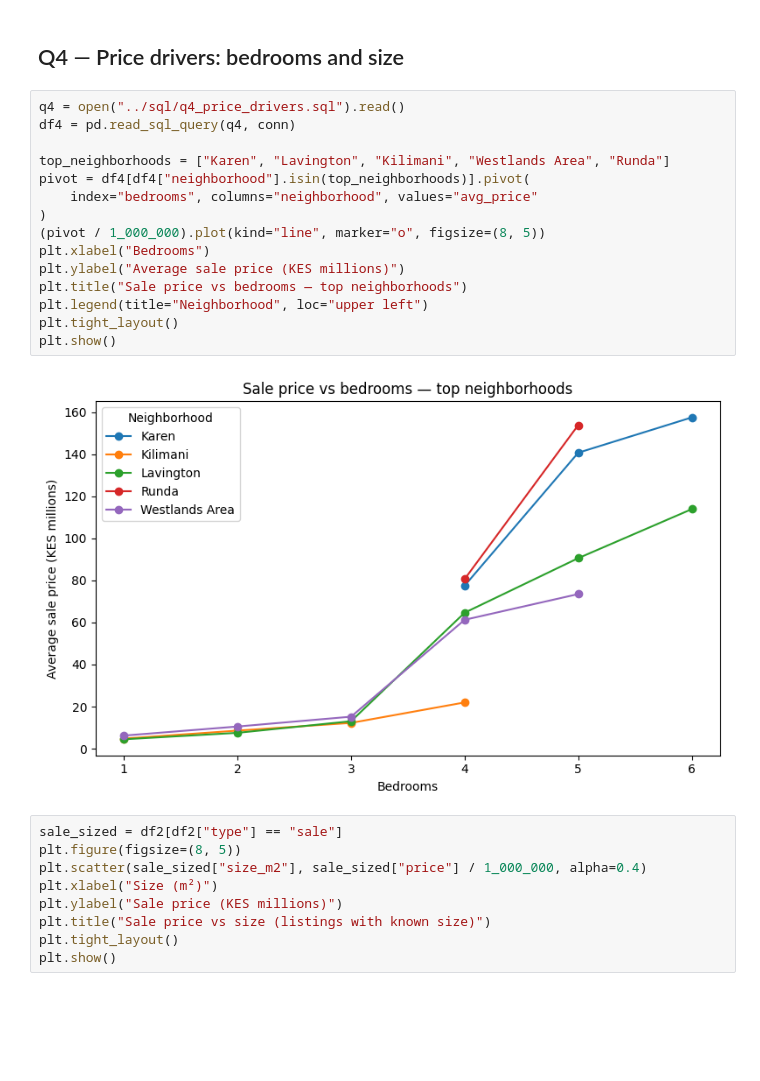
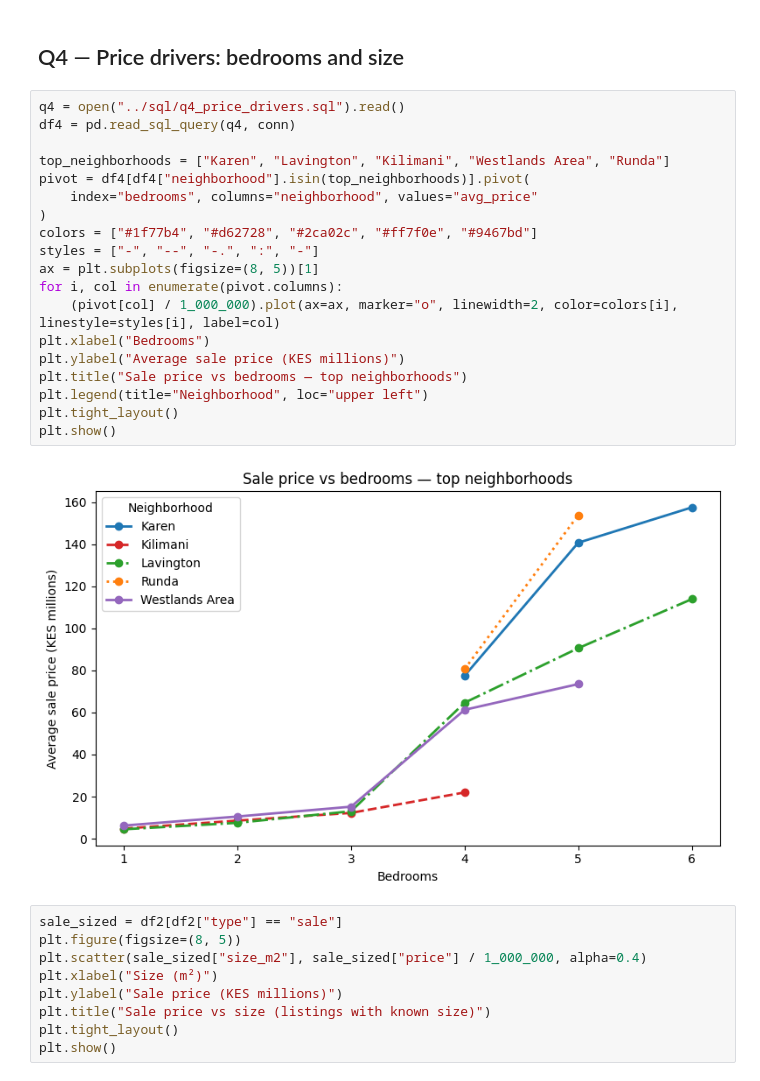
Before and after one commit to jamesmahinda1/nairobi-property-analyzer, a Jupyter notebook: notebooks/03_analysis.ipynb, the cells around one changed output. Saved outputs shown, nothing was run; the diff lists cells and outputs as text; blank space fills up the shorter version.

Commit message:
Add map labels, clean maps notebook narrative, fix Q4 chart colors

```diff
--- a/notebooks/03_analysis.ipynb
+++ b/notebooks/03_analysis.ipynb
@@ -221,20 +221,24 @@ than between neighborhoods — investors care about which specific size segment
 # %%
 q4 = open("../sql/q4_price_drivers.sql").read()
 df4 = pd.read_sql_query(q4, conn)
 
 top_neighborhoods = ["Karen", "Lavington", "Kilimani", "Westlands Area", "Runda"]
 pivot = df4[df4["neighborhood"].isin(top_neighborhoods)].pivot(
     index="bedrooms", columns="neighborhood", values="avg_price"
 )
-(pivot / 1_000_000).plot(kind="line", marker="o", figsize=(8, 5))
+colors = ["#1f77b4", "#d62728", "#2ca02c", "#ff7f0e", "#9467bd"]
+styles = ["-", "--", "-.", ":", "-"]
+ax = plt.subplots(figsize=(8, 5))[1]
+for i, col in enumerate(pivot.columns):
+    (pivot[col] / 1_000_000).plot(ax=ax, marker="o", linewidth=2, color=colors[i], linestyle=styles[i], label=col)
 plt.xlabel("Bedrooms")
 plt.ylabel("Average sale price (KES millions)")
 plt.title("Sale price vs bedrooms — top neighborhoods")
 plt.legend(title="Neighborhood", loc="upper left")
 plt.tight_layout()
 plt.show()
 # %% [output]
-[figure, old version]
+[figure, new version]
 # %%
 sale_sized = df2[df2["type"] == "sale"]
 plt.figure(figsize=(8, 5))
```
Also changed, not shown: 2 other files.
